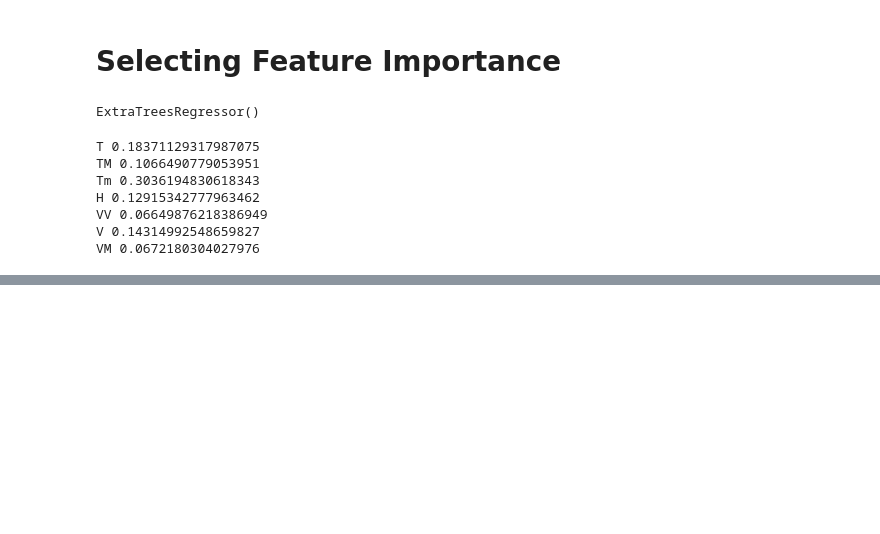
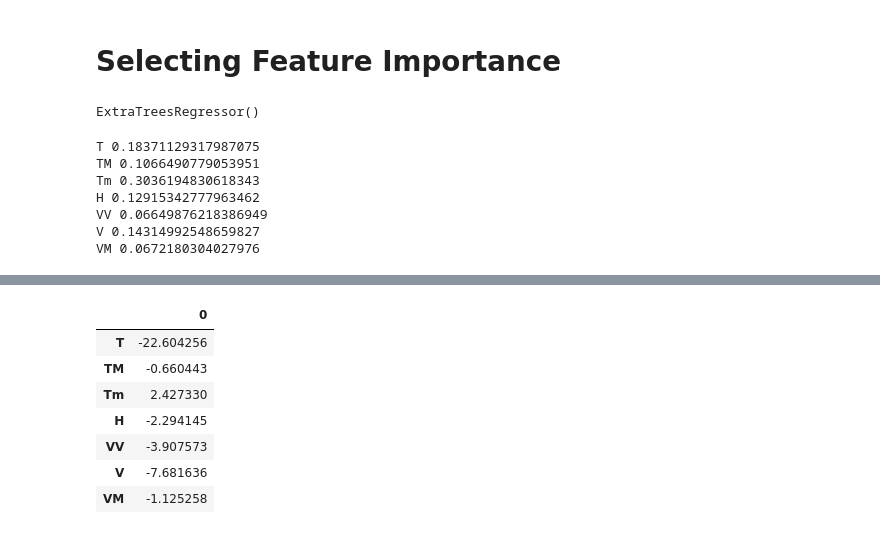
Before and after one commit to hsahu615/AQI_Project, a Jupyter notebook: Main.ipynb, the cells around one changed output, grey strips where cells are left out. Cells and saved outputs as stored; diff of their text form; code cells hidden in the pictures; blank space fills up the shorter version.

```diff
--- a/Main.ipynb
+++ b/Main.ipynb
@@ -101,0 +130,11 @@ plt.figure()
+# %%
+pd.DataFrame(pd.Series(model.coef_, index=X.columns))
+# %% [output]
+|  | 0 |
+| T | -22.604256 |
+| TM | -0.660443 |
+| Tm | 2.427330 |
+| H | -2.294145 |
+| VV | -3.907573 |
+| V | -7.681636 |
+| VM | -1.125258 |
```
Also changed, not shown: parts of 22 cells of this notebook, 2 other files.
